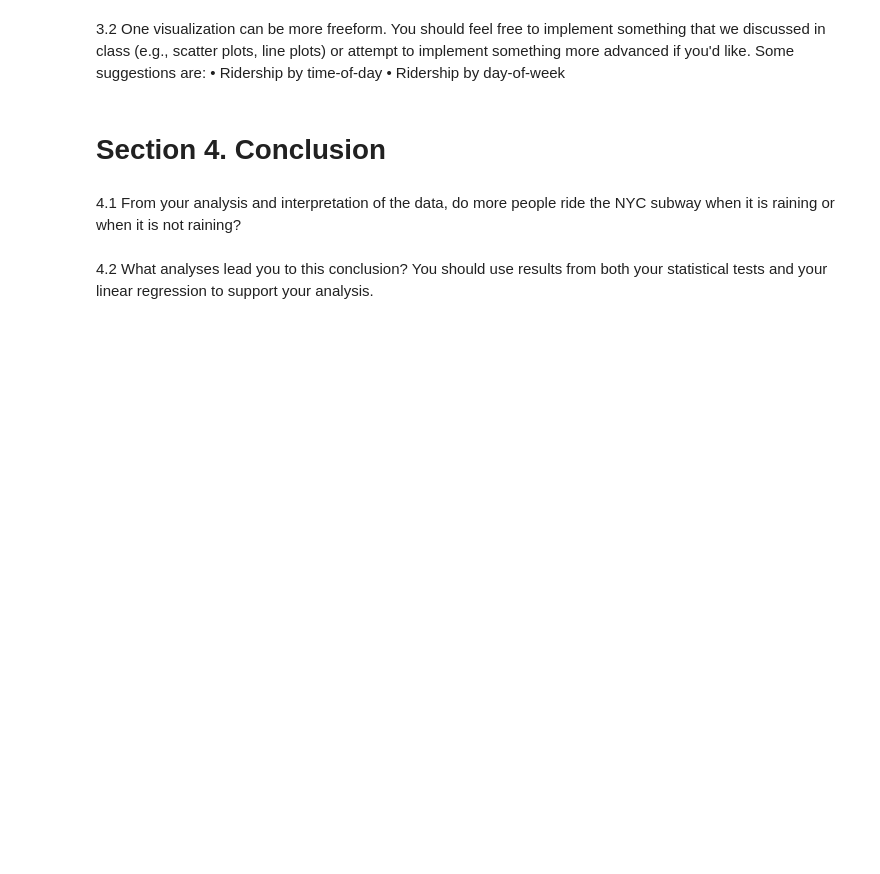
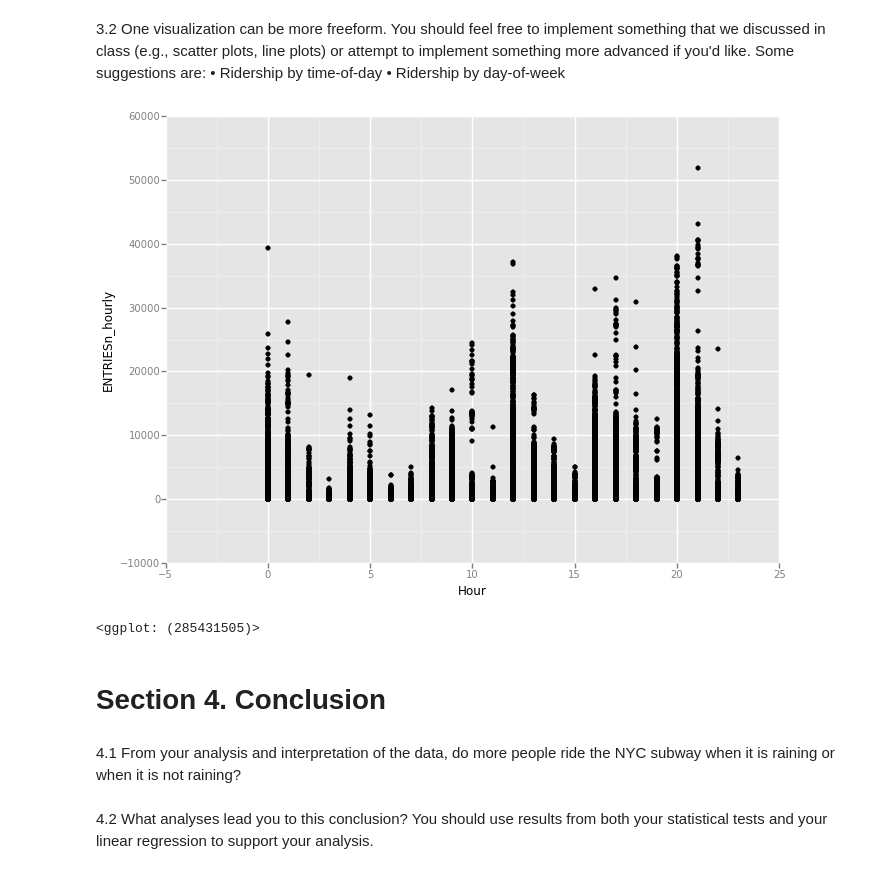
Before and after one commit to simonfengou/Data-Analyst-Nanodegree, a Jupyter notebook: project-2/Project_2.ipynb, the cells around one changed output. Saved outputs shown, nothing was run; the diff lists cells and outputs as text; code cells hidden in the pictures; blank space fills up the shorter version.

```diff
--- a/project-2/Project_2.ipynb
+++ b/project-2/Project_2.ipynb
@@ -164,3 +161,13 @@ TypeError: __init__() takes exactly 3 arguments (2 given)
 3.2 One visualization can be more freeform. You should feel free to implement something that we discussed in class (e.g., scatter plots, line plots) or attempt to implement something more advanced if you'd like. Some suggestions are:
 •	Ridership by time-of-day
 •	Ridership by day-of-week
+# %%
+from ggplot import *
+
+plot =ggplot(aes(x='Hour', y='ENTRIESn_hourly'), data=df)+ \
+geom_point()
+
+print plot
+# %% [output]
+[figure, added]
+<ggplot: (285431505)>
```
Also changed, not shown: parts of 5 cells of this notebook.
